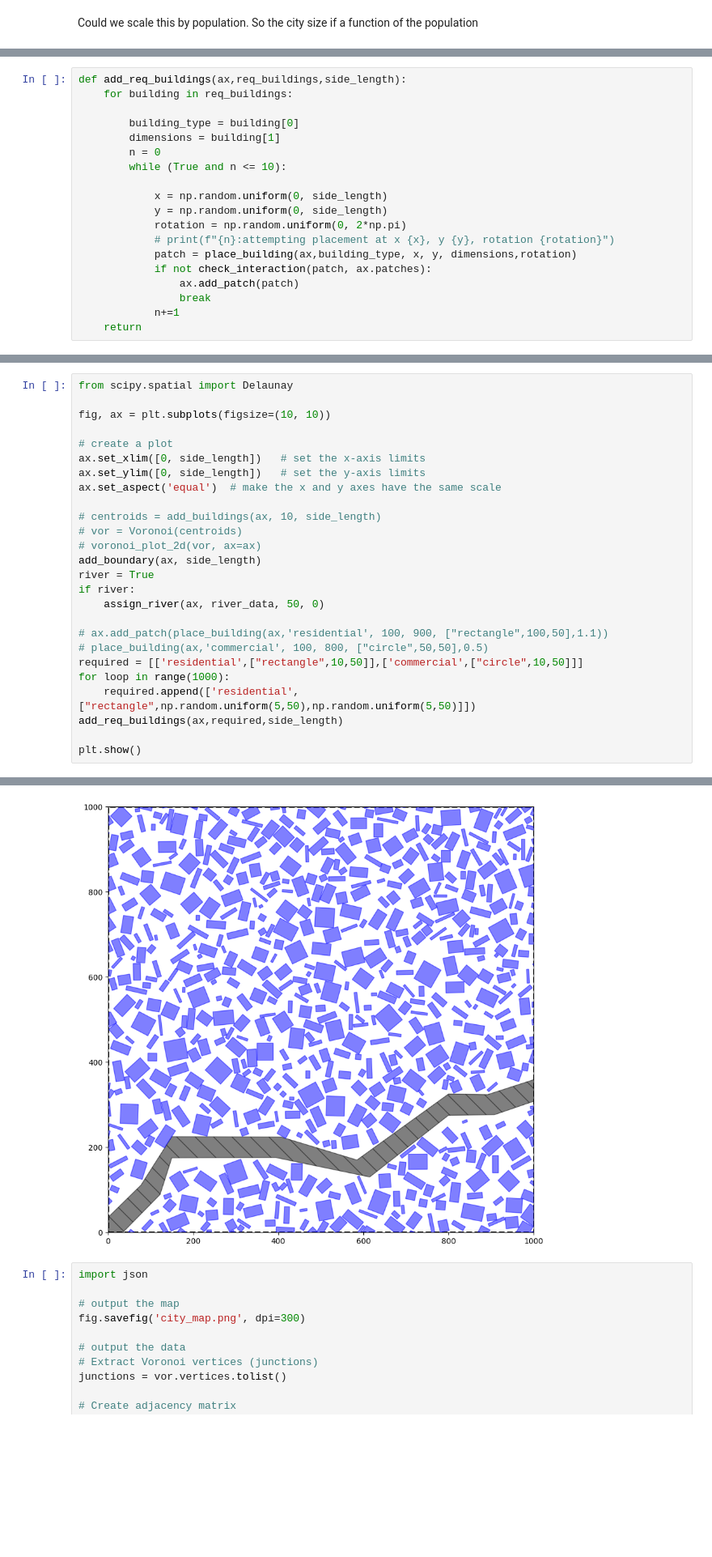
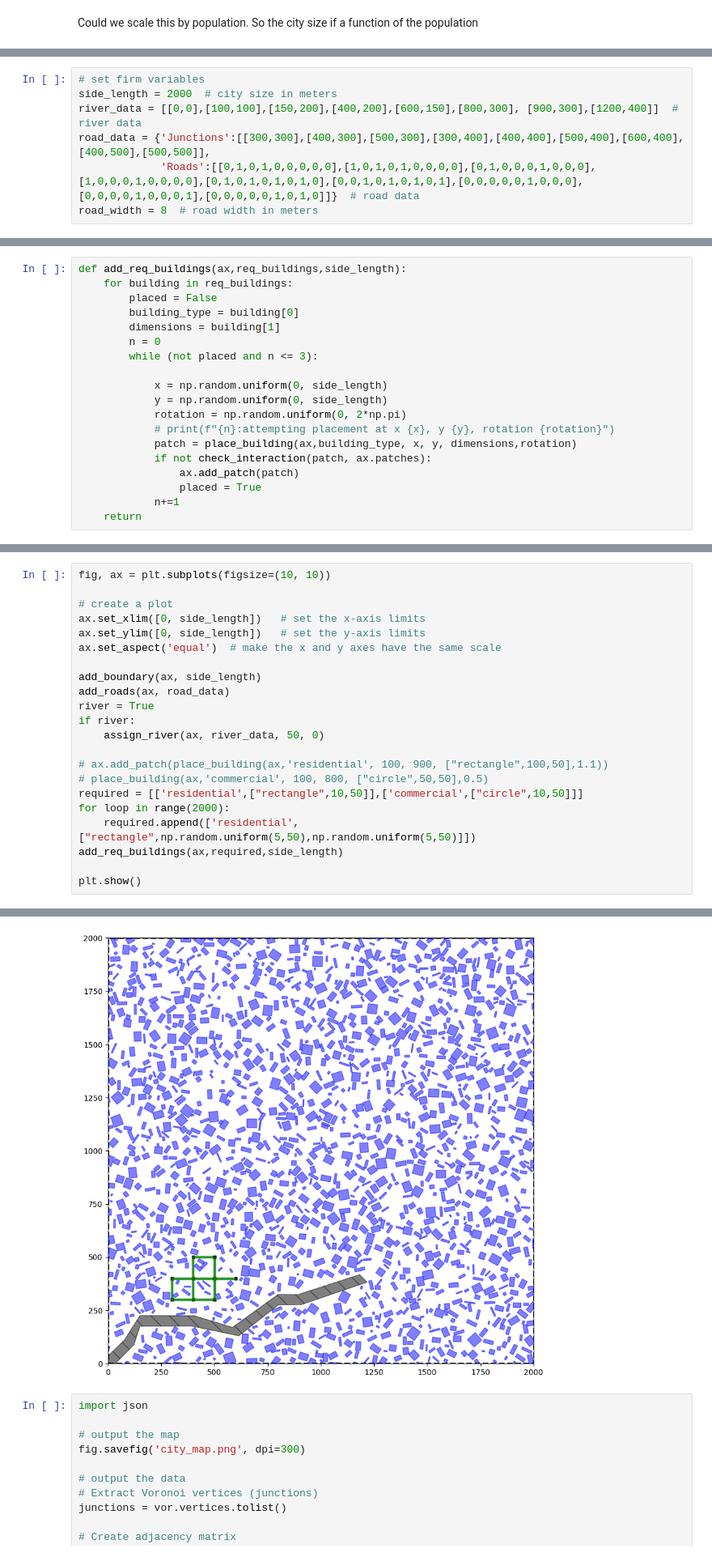
Before and after one commit to amir-azev/ecocityology, a Jupyter notebook: python_back-end/testing_plotting.ipynb, the cells around one changed output, grey strips where cells are left out. Shown: that part at 81% size. Saved outputs shown, nothing was run; the diff lists cells and outputs as text; blank space fills up the shorter version.

```diff
--- a/python_back-end/testing_plotting.ipynb
+++ b/python_back-end/testing_plotting.ipynb
@@ -86,0 +14,7 @@ def check_interaction(patch, filled_space):
+# %%
+# set firm variables
+side_length = 2000  # city size in meters
+river_data = [[0,0],[100,100],[150,200],[400,200],[600,150],[800,300], [900,300],[1200,400]]  # river data
+road_data = {'Junctions':[[300,300],[400,300],[500,300],[300,400],[400,400],[500,400],[600,400],[400,500],[500,500]],
+             'Roads':[[0,1,0,1,0,0,0,0,0],[1,0,1,0,1,0,0,0,0],[0,1,0,0,0,1,0,0,0],[1,0,0,0,1,0,0,0,0],[0,1,0,1,0,1,0,1,0],[0,0,1,0,1,0,1,0,1],[0,0,0,0,0,1,0,0,0],[0,0,0,0,1,0,0,0,1],[0,0,0,0,0,1,0,1,0]]}  # road data
+road_width = 8  # road width in meters
@@ -87,11 +111,11 @@ def check_interaction(patch, filled_space):
 # %%
 def add_req_buildings(ax,req_buildings,side_length):
     for building in req_buildings:
-
+        placed = False
         building_type = building[0]
         dimensions = building[1]
         n = 0
-        while (True and n <= 10):
+        while (not placed and n <= 3):
 
             x = np.random.uniform(0, side_length)
             y = np.random.uniform(0, side_length)
@@ -100,6 +124,6 @@ def add_req_buildings(ax,req_buildings,side_length):
             patch = place_building(ax,building_type, x, y, dimensions,rotation)
             if not check_interaction(patch, ax.patches):
                 ax.add_patch(patch)
-                break
+                placed = True
             n+=1
     return
@@ -159,6 +138,4 @@ def add_circle_buildings(ax, num_circles, side_length):
 # %%
-from scipy.spatial import Delaunay
-
 fig, ax = plt.subplots(figsize=(10, 10))
 
 # create a plot
@@ -166,10 +143,8 @@ ax.set_xlim([0, side_length])   # set the x-axis limits
 ax.set_ylim([0, side_length])   # set the y-axis limits
 ax.set_aspect('equal')  # make the x and y axes have the same scale
 
-# centroids = add_buildings(ax, 10, side_length)
-# vor = Voronoi(centroids)
-# voronoi_plot_2d(vor, ax=ax)
 add_boundary(ax, side_length)
+add_roads(ax, road_data)
 river = True
 if river:
     assign_river(ax, river_data, 50, 0)
@@ -177,7 +152,7 @@ if river:
 # ax.add_patch(place_building(ax,'residential', 100, 900, ["rectangle",100,50],1.1))
 # place_building(ax,'commercial', 100, 800, ["circle",50,50],0.5)
 required = [['residential',["rectangle",10,50]],['commercial',["circle",10,50]]]
-for loop in range(1000):
+for loop in range(2000):
     required.append(['residential',["rectangle",np.random.uniform(5,50),np.random.uniform(5,50)]])
 add_req_buildings(ax,required,side_length)
 
@@ -203,4 +162,4 @@ plt.show()
-[figure, old version]
+[figure, new version]
 # %%
 import json
 
```
Also changed, not shown: parts of 6 cells of this notebook.
